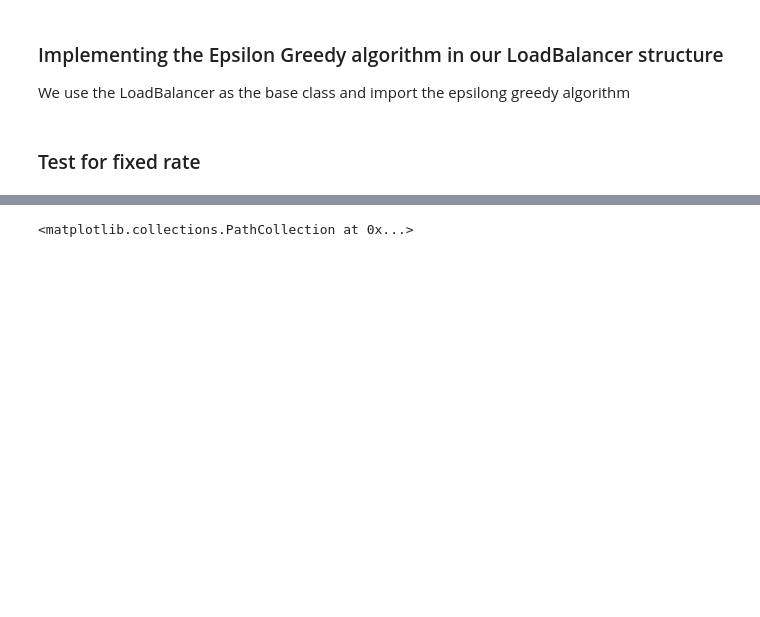
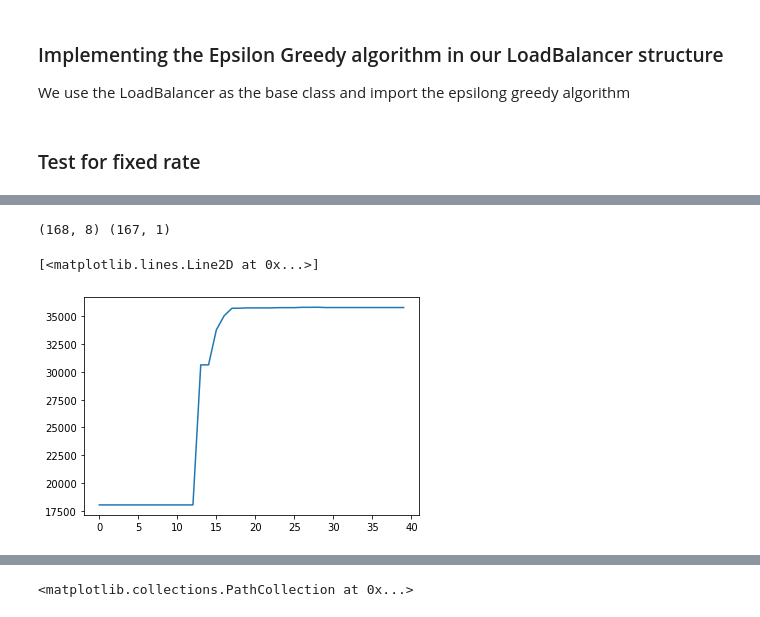
Before and after one commit to julianvanmeggelen/AdaptiveLoadBalancing, a Jupyter notebook: experiments/EpsilonGreedy.ipynb, the cells around one changed output, grey strips where cells are left out. Cells and saved outputs as stored; diff of their text form; code cells hidden in the pictures; blank space fills up the shorter version.

```diff
--- a/experiments/EpsilonGreedy.ipynb
+++ b/experiments/EpsilonGreedy.ipynb
@@ -319,0 +232,17 @@ Max reward for 18023.666666666668 25
+# %%
+print(loadBalancer.X.shape, loadBalancer.y.shape)
+# %% [output]
+(168, 8) (167, 1)
+# %%
+X = loadBalancer.X[-1,:]
+X
+pred = []
+for n  in range(0,40):
+    X_ = np.append(X[:-1], n)
+    rewardHat = loadBalancer.model.predict(X_[None,:])[0]
+    pred.append(rewardHat)
+
+plt.plot(range(0,40), pred)
+# %% [output]
+[<matplotlib.lines.Line2D at 0x...>]
+[figure, added]
```
Also changed, not shown: parts of 9 cells of this notebook, 1 other file.
